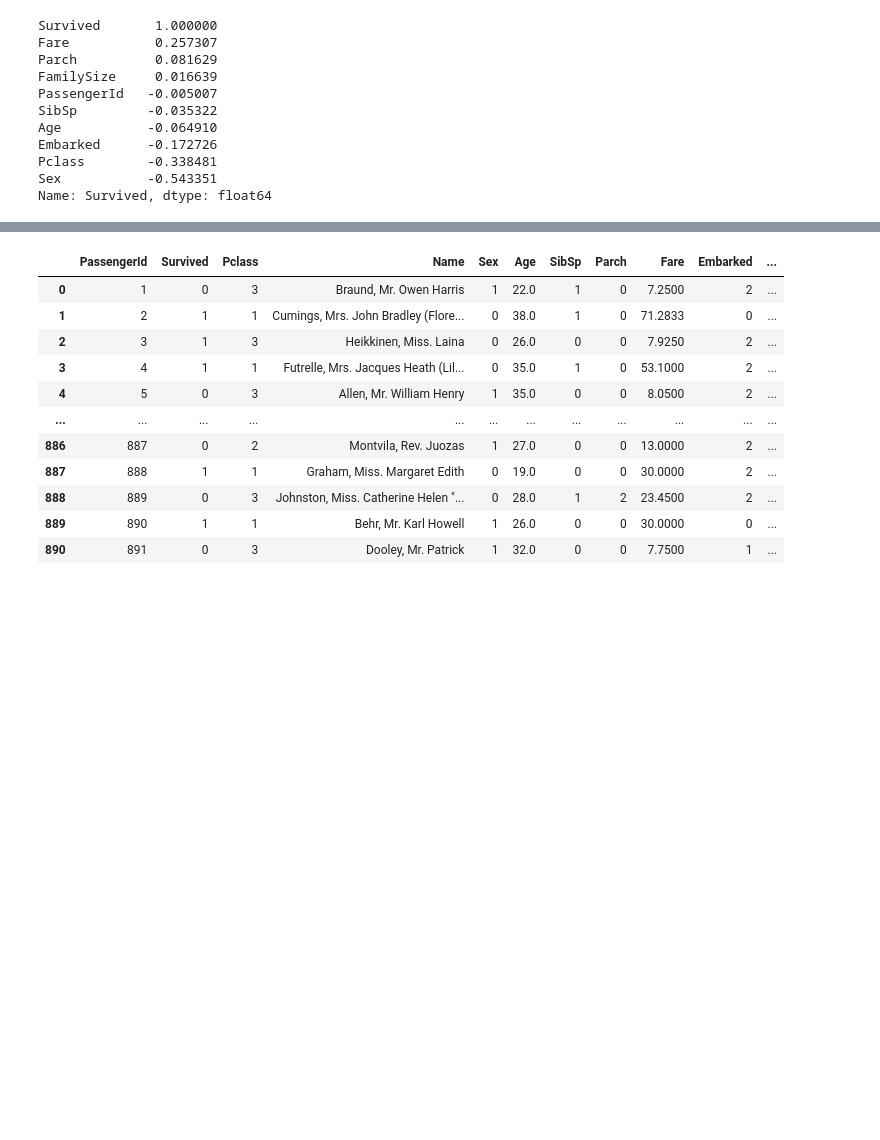
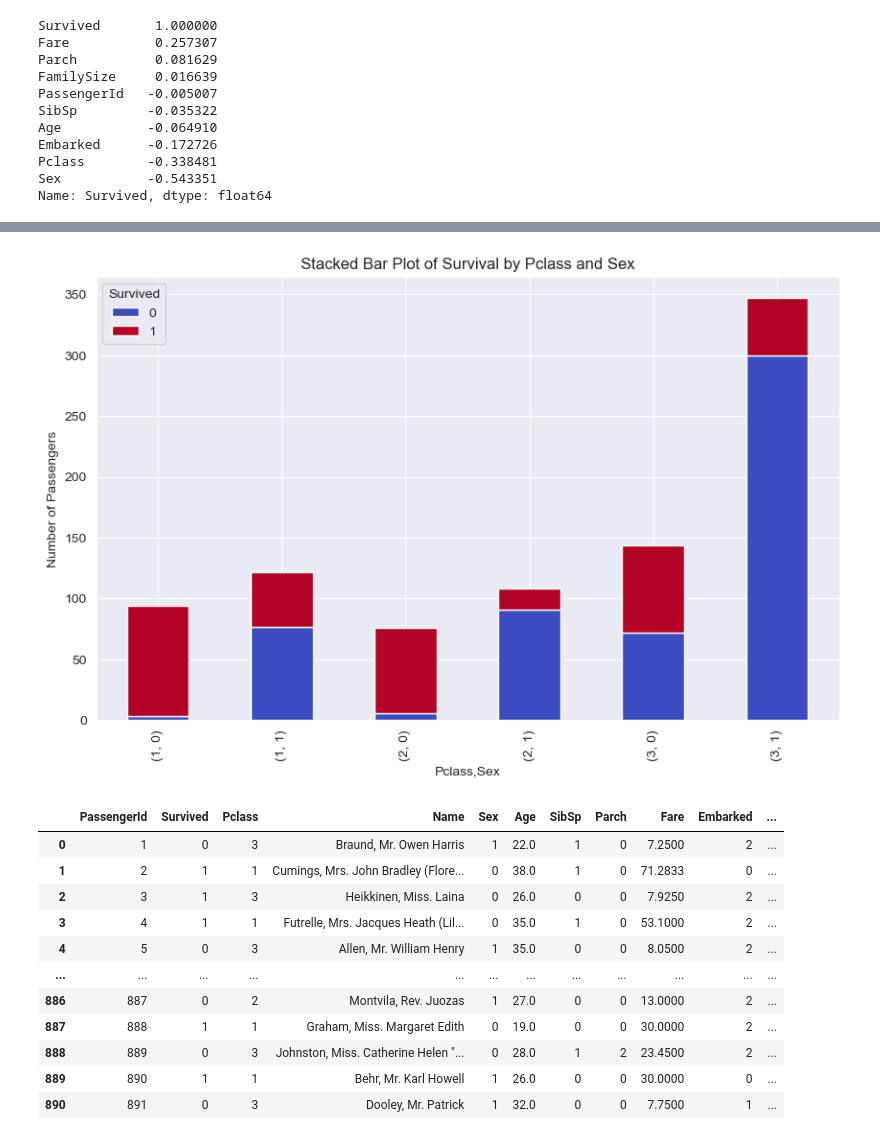
Before and after one commit to rohitt08-l/Python-and-ML-basic, a Jupyter notebook: Task/Task 2 -EDA/EDA.ipynb, the cells around one changed output, grey strips where cells are left out. Saved outputs shown, nothing was run; the diff lists cells and outputs as text; code cells hidden in the pictures; blank space fills up the shorter version.

```diff
--- a/Task/Task 2 -EDA/EDA.ipynb
+++ b/Task/Task 2 -EDA/EDA.ipynb
@@ -312,3 +332,14 @@ plt.show()
+# %%
+# Create pivot table
+pclass_sex = pd.crosstab([df['Pclass'], df['Sex']], df['Survived'])
+
+# Plot stacked bar chart
+pclass_sex.plot(kind='bar', stacked=True, figsize=(10,6), colormap='coolwarm')
+plt.title("Stacked Bar Plot of Survival by Pclass and Sex")
+plt.ylabel("Number of Passengers")
+plt.show()
+# %% [output]
+[figure, added]
 # %%
 df
 # %% [output]
```
Also changed, not shown: parts of 4 cells of this notebook.
